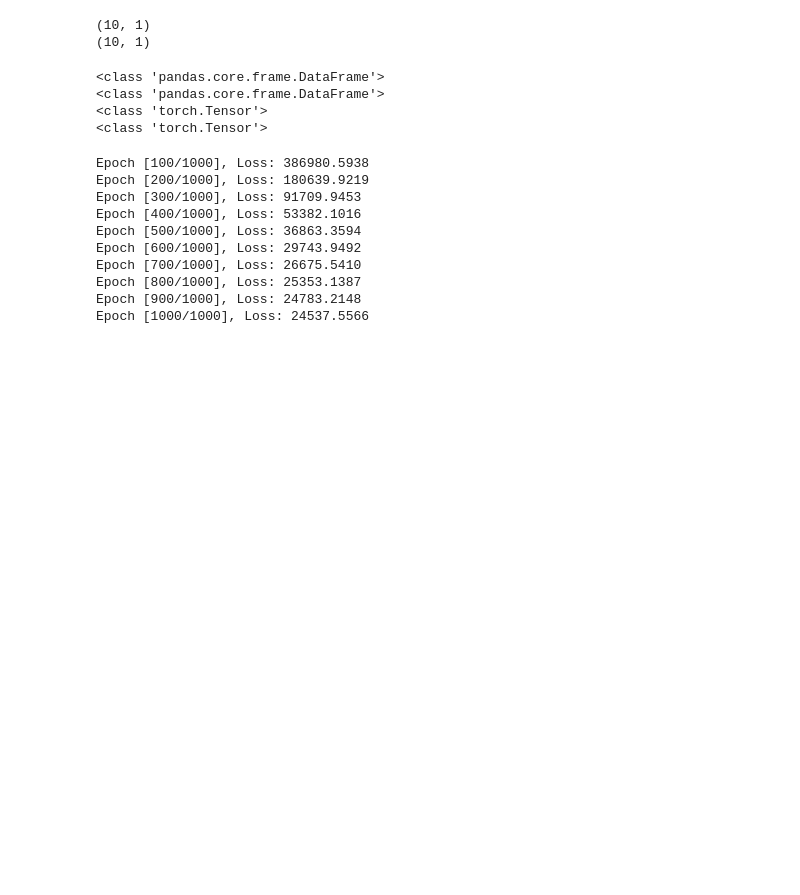
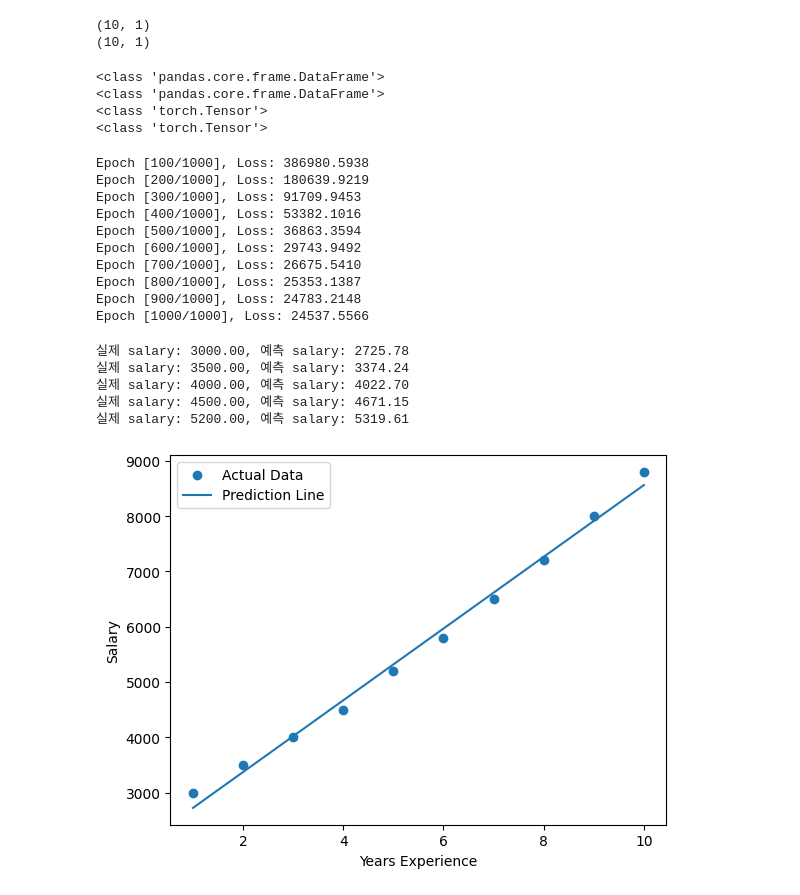
Before and after one commit to Haeyuni/Robotics-Study-Hard, a Jupyter notebook: 선형회귀(LinearRegression)/notebooks/01_simple_linear_regression.ipynb, the cells around one changed output. Cells and saved outputs as stored; diff of their text form; code cells hidden in the pictures; blank space fills up the shorter version.

```diff
--- a/선형회귀(LinearRegression)/notebooks/01_simple_linear_regression.ipynb
+++ b/선형회귀(LinearRegression)/notebooks/01_simple_linear_regression.ipynb
@@ -139,3 +139,34 @@ Epoch [700/1000], Loss: 26675.5410
 Epoch [800/1000], Loss: 25353.1387
 Epoch [900/1000], Loss: 24783.2148
 Epoch [1000/1000], Loss: 24537.5566
+# %%
+# 7. 예측
+# 학습이 끝난 모델로 X를 다시 넣어서 salary를 예측
+
+# 예측할 때는 학습이 아니라 결과 확인만 하므로 gradient 계산을 끔
+with torch.no_grad():
+    pred = model(X)
+
+# 실제값과 예측값 비교
+for i in range(5):
+    print(f"실제 salary: {y[i].item():.2f}, 예측 salary: {pred[i].item():.2f}")
+# %% [output]
+실제 salary: 3000.00, 예측 salary: 2725.78
+실제 salary: 3500.00, 예측 salary: 3374.24
+실제 salary: 4000.00, 예측 salary: 4022.70
+실제 salary: 4500.00, 예측 salary: 4671.15
+실제 salary: 5200.00, 예측 salary: 5319.61
+# %%
+# 8. 그래프 확인
+
+# 실제 데이터 산점도
+plt.scatter(X.numpy(), y.numpy(), label='Actual Data')
+# 예측 데이터 선형회귀 직선
+plt.plot(X.numpy(), pred.numpy(), label='Prediction Line')
+plt.xlabel('Years Experience')
+plt.ylabel('Salary')
+# 그래프 범례 표시
+plt.legend()
+plt.show()
+# %% [output]
+[figure, added]
```
